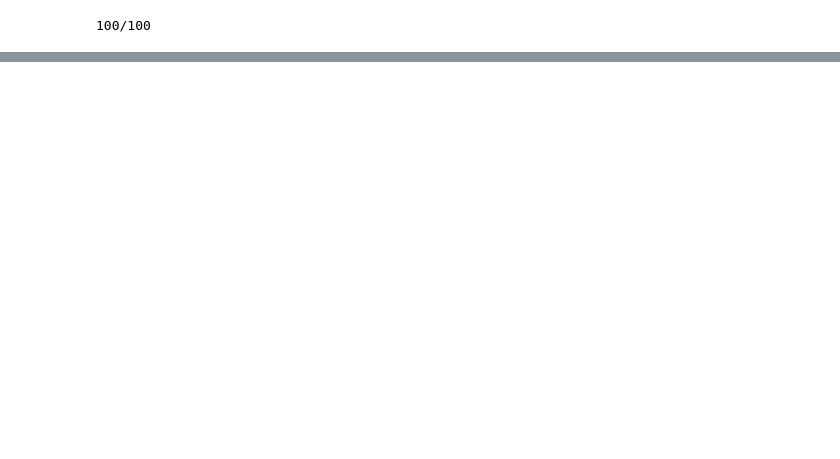
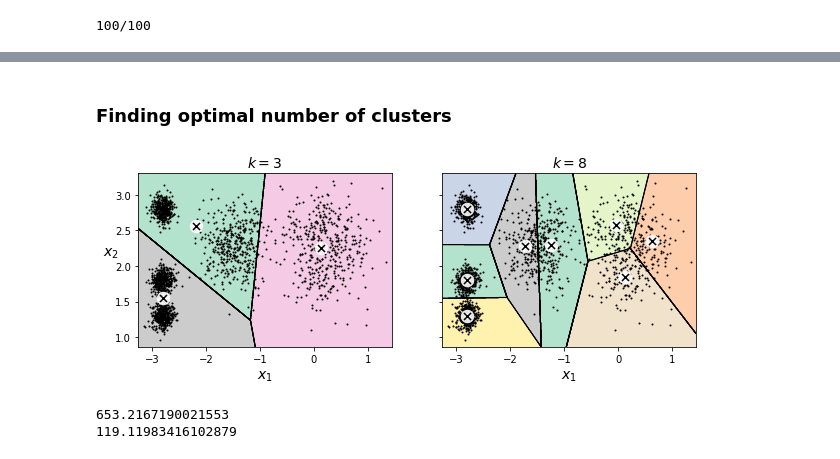
Before and after one commit to fanbyprinciple/hands_on_ml, a Jupyter notebook: chapter_8/Classification and clustering.ipynb, the cells around one changed output, grey strips where cells are left out. Drawn from its saved outputs; the diff is of its cells as text; code cells hidden in the pictures; blank space fills up the shorter version.

```diff
--- a/chapter_8/Classification and clustering.ipynb
+++ b/chapter_8/Classification and clustering.ipynb
@@ -516,0 +517,20 @@ plt.show()
+# %% [markdown]
+### Finding optimal number of clusters
+# %%
+kmeans_k3 = KMeans(n_clusters =3,random_state=42)
+kmeans_k8 = KMeans(n_clusters=8, random_state=42)
+
+plot_clusterer_comparison(kmeans_k3, kmeans_k8,X, "$k=3$", "$k=8$")
+plt.show()
+
+# bad clusters
+# %% [output]
+[figure, added]
+# %%
+print(kmeans_k3.inertia_)
+print(kmeans_k8.inertia_)
+
+#inertia increases as we increase the value of k
+# %% [output]
+653.2167190021553
+119.11983416102879
```
Also changed, not shown: parts of 54 cells of this notebook, 11 other files.
